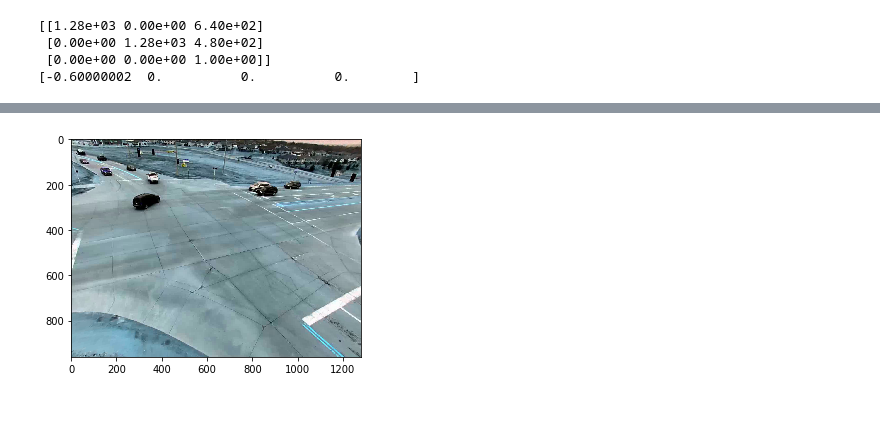
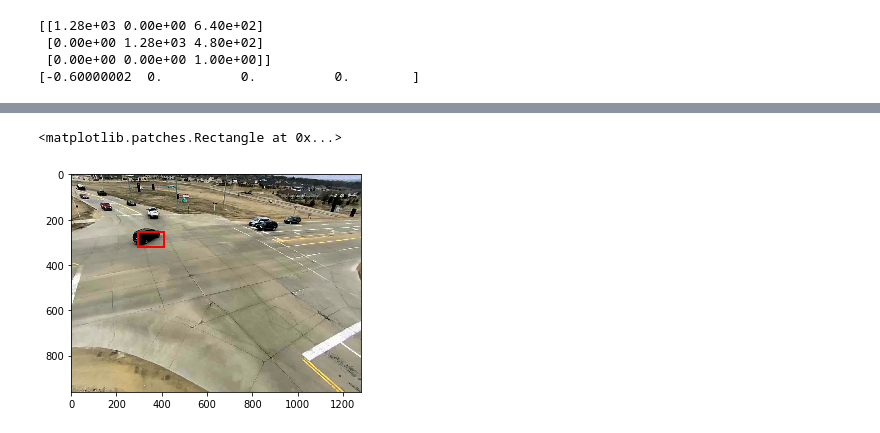
Before and after one commit to mcv-m6-video/mcv-m6-2019-team3, a Jupyter notebook: week5/notebooks/Create siamese dataset.ipynb, the cells around one changed output, grey strips where cells are left out. Cells and saved outputs as stored; diff of their text form; code cells hidden in the pictures.

```diff
--- a/week5/notebooks/Create siamese dataset.ipynb
+++ b/week5/notebooks/Create siamese dataset.ipynb
@@ -269,7 +283,11 @@ plt.show()
 # %%
 dst = cv2.undistort(frame, camera_matrix, distort_coef, None, None)
-# %%
-plt.imshow(dst)
-plt.show()
-# %% [output]
-[figure, removed]
+# %%
+fig, ax = plt.subplots()
+ax.imshow(cv2.cvtColor(dst, cv2.COLOR_BGR2RGB))
+
+rect = mpatches.Rectangle((minc, minr), maxc - minc + 1, maxr - minr + 1, fill=False, edgecolor='red', linewidth=2)
+ax.add_patch(rect)
+# %% [output]
+<matplotlib.patches.Rectangle at 0x...>
+[figure, added]
```
Also changed, not shown: parts of 5 cells of this notebook, 1 other file.
